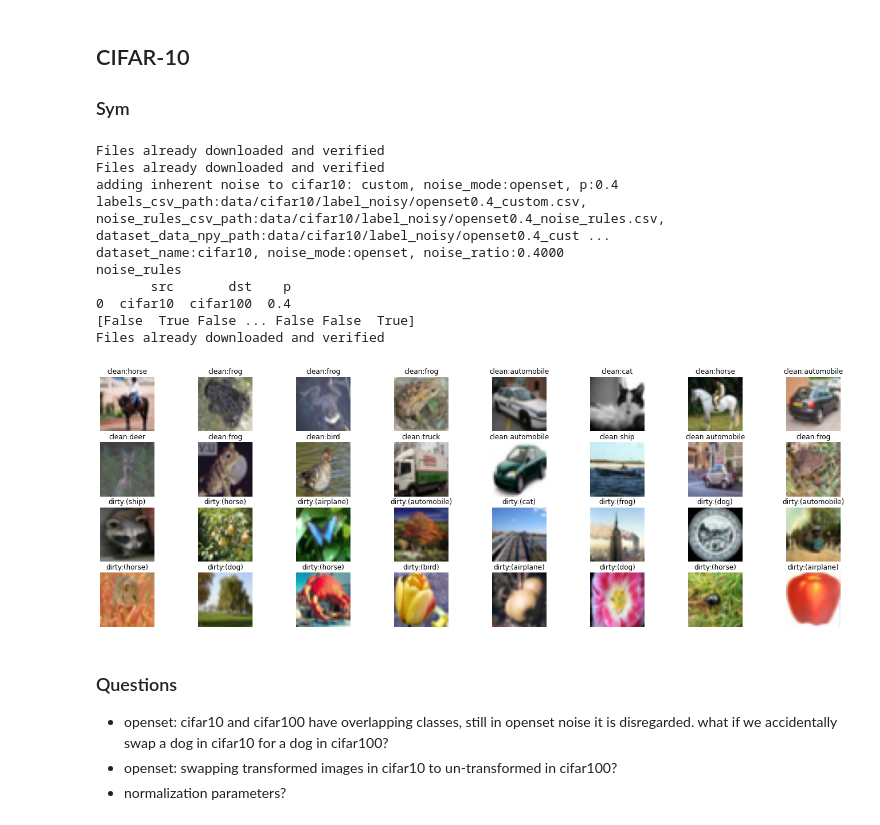
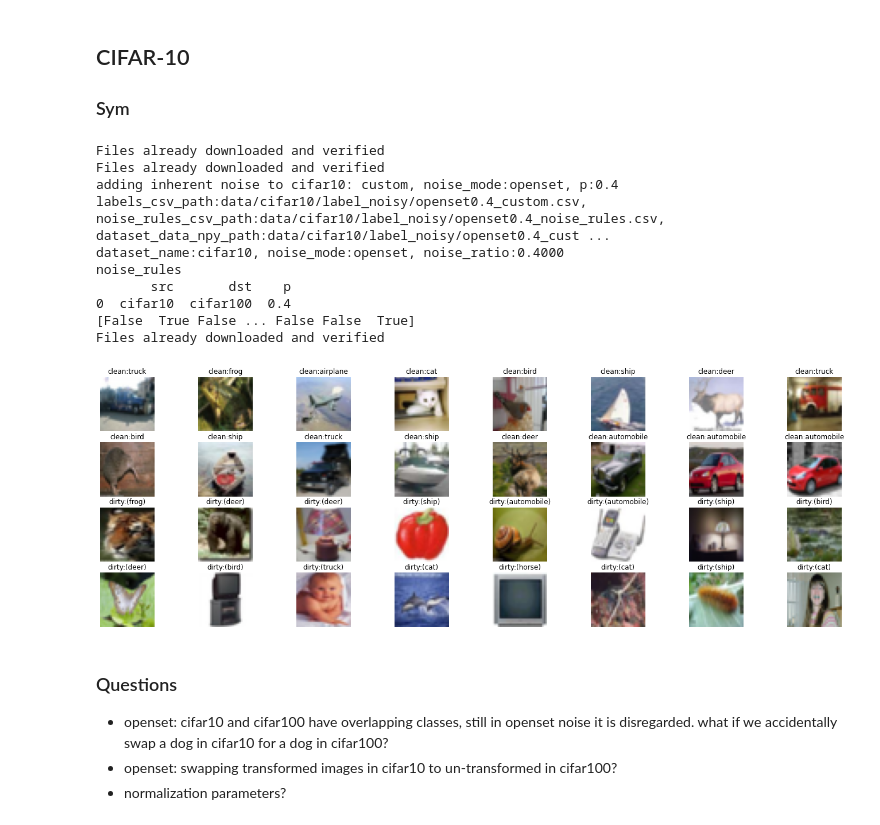
Before and after one commit to mark-antal-csizmadia/re-sln, a Jupyter notebook: scratch.ipynb, the cells around one changed output. Drawn from its saved outputs; the diff is of its cells as text; code cells hidden in the pictures.

Commit message:
training loop code ++, a bit of Tensorboard logging

```diff
--- a/scratch.ipynb
+++ b/scratch.ipynb
@@ -545,7 +574,7 @@ def add_inherent_label_noise(train_dataset, datapath, dataset_name, noise_mode,
 
     return train_dataset, indices_noisy, noise_rules
 # %%
-def show_imgs(datapath, dataset_name, train_dataset, noise_mode, indices_noisy):
+def show_imgs(datapath, dataset_name, train_dataset, noise_mode, indices_noisy, seed):
     """ Show image from a noisy dataset.
 
     Parameters
@@ -560,6 +589,8 @@ def show_imgs(datapath, dataset_name, train_dataset, noise_mode, indices_noisy):
         sym, asym, openset, dependent
     indices_noisy : list
         Boolean list of Trues (noisy) and Falses (clean)
+    seed : int
+        Seed for reproducibility.
 
     Returns
     -------
@@ -593,9 +624,11 @@ def show_imgs(datapath, dataset_name, train_dataset, noise_mode, indices_noisy):
         # the sample indices for images with clean and noisy labels
         # noisy
         if half < i:
+            np.random.seed(seed+i)
             sample_idx = np.random.choice(indices_noisy_args, 1, replace=False)[0]
         # clean
         else:
+            np.random.seed(seed+i)
             sample_idx = np.random.choice(indices_clean_args, 1, replace=False)[0]
 
         # get clean image and label for sample indices
@@ -694,38 +727,39 @@ if make_new_custom_noise:
         dataset_name=dataset_name,
         noise_mode=noise_mode,
         p=p,
-        seed=123
+        seed=seed
     )
 
 train_dataset, indices_noisy, noise_rules = add_inherent_label_noise(train_dataset, datapath, dataset_name, noise_mode, p, custom_noise)
 
 print(f"dataset_name:{dataset_name}, noise_mode:{noise_mode}, noise_ratio:{indices_noisy.sum() / len(train_dataset.targets):.4f}")
 print("noise_rules")
 print(noise_rules)
 print(indices_noisy)
 
 
 ###############
 
 show_imgs(
     datapath=datapath,
     dataset_name=dataset_name,
     train_dataset=train_dataset,
     noise_mode=noise_mode,
-    indices_noisy=indices_noisy
+    indices_noisy=indices_noisy,
+    seed=seed
 )
 # %% [output]
 Files already downloaded and verified
 Files already downloaded and verified
 adding inherent noise to cifar10: custom, noise_mode:openset, p:0.4
 labels_csv_path:data/cifar10/label_noisy/openset0.4_custom.csv, noise_rules_csv_path:data/cifar10/label_noisy/openset0.4_noise_rules.csv, dataset_data_npy_path:data/cifar10/label_noisy/openset0.4_cust ...
 dataset_name:cifar10, noise_mode:openset, noise_ratio:0.4000
 noise_rules
        src       dst    p
 0  cifar10  cifar100  0.4
 [False  True False ... False False  True]
 Files already downloaded and verified
-[figure, old version]
+[figure, new version]
 # %% [markdown]
 ### Questions
 
```
Also changed, not shown: parts of 14 cells of this notebook, 1 other file.
